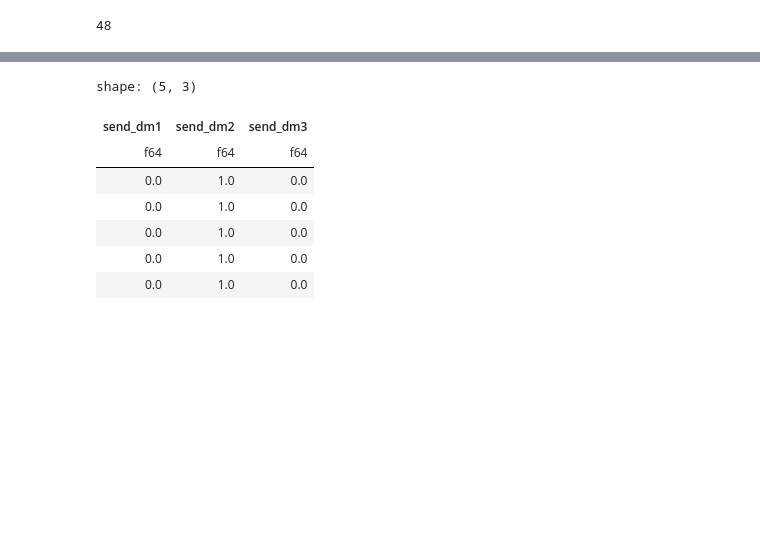
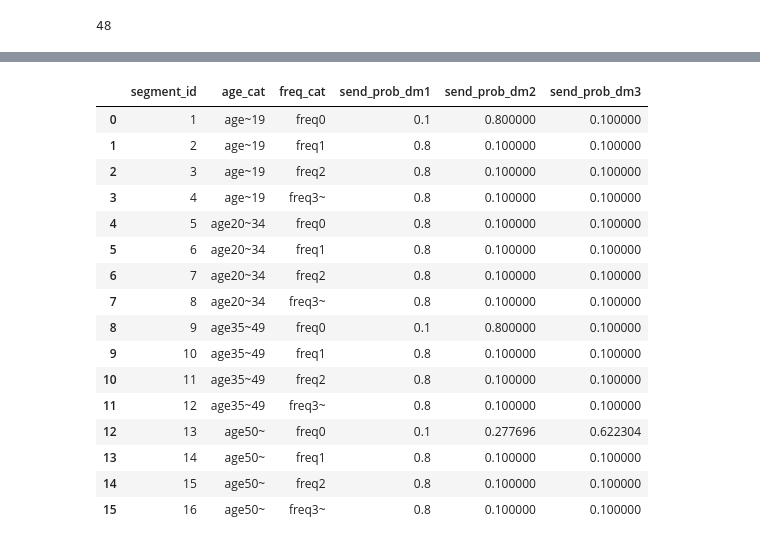
Before and after one commit to HiroshiATakano/VSCode2, a Jupyter notebook: 数理最適化.ipynb, the cells around one changed output, grey strips where cells are left out. Cells and saved outputs as stored; diff of their text form; code cells hidden in the pictures; blank space fills up the shorter version.

```diff
--- a/数理最適化.ipynb
+++ b/数理最適化.ipynb
@@ -547,12 +548,23 @@ Problem MODEL has 65 rows, 48 columns and 128 elements
 # %%
-send_dm_df = pl.DataFrame([[xim[i,m].value() for m in M] for i in I], columns=['send_dm1', 'send_dm2', 'send_dm3'])
-send_dm_df.head()
+send_dm_df = pl.DataFrame([[xsm[s,m].value() for m in M] for s in S], columns=['send_prob_dm1', 'send_prob_dm2', 'send_prob_dm3'])
+seg_send_df = prob_df[['segment_id', 'age_cat','freq_cat']].hstack(send_dm_df)
+seg_send_df = seg_send_df.to_pandas()
+seg_send_df
 # %% [output]
-shape: (5, 3)
-| send_dm1 | send_dm2 | send_dm3 |
-| f64 | f64 | f64 |
-| 0.0 | 1.0 | 0.0 |
-| 0.0 | 1.0 | 0.0 |
-| 0.0 | 1.0 | 0.0 |
-| 0.0 | 1.0 | 0.0 |
-| 0.0 | 1.0 | 0.0 |
+|  | segment_id | age_cat | freq_cat | send_prob_dm1 | send_prob_dm2 | send_prob_dm3 |
+| 0 | 1 | age~19 | freq0 | 0.1 | 0.800000 | 0.100000 |
+| 1 | 2 | age~19 | freq1 | 0.8 | 0.100000 | 0.100000 |
+| 2 | 3 | age~19 | freq2 | 0.8 | 0.100000 | 0.100000 |
+| 3 | 4 | age~19 | freq3~ | 0.8 | 0.100000 | 0.100000 |
+| 4 | 5 | age20~34 | freq0 | 0.8 | 0.100000 | 0.100000 |
+| 5 | 6 | age20~34 | freq1 | 0.8 | 0.100000 | 0.100000 |
+| 6 | 7 | age20~34 | freq2 | 0.8 | 0.100000 | 0.100000 |
+| 7 | 8 | age20~34 | freq3~ | 0.8 | 0.100000 | 0.100000 |
+| 8 | 9 | age35~49 | freq0 | 0.1 | 0.800000 | 0.100000 |
+| 9 | 10 | age35~49 | freq1 | 0.8 | 0.100000 | 0.100000 |
+| 10 | 11 | age35~49 | freq2 | 0.8 | 0.100000 | 0.100000 |
+| 11 | 12 | age35~49 | freq3~ | 0.8 | 0.100000 | 0.100000 |
+| 12 | 13 | age50~ | freq0 | 0.1 | 0.277696 | 0.622304 |
+| 13 | 14 | age50~ | freq1 | 0.8 | 0.100000 | 0.100000 |
+| 14 | 15 | age50~ | freq2 | 0.8 | 0.100000 | 0.100000 |
+| 15 | 16 | age50~ | freq3~ | 0.8 | 0.100000 | 0.100000 |
```
Also changed, not shown: parts of 9 cells of this notebook.
